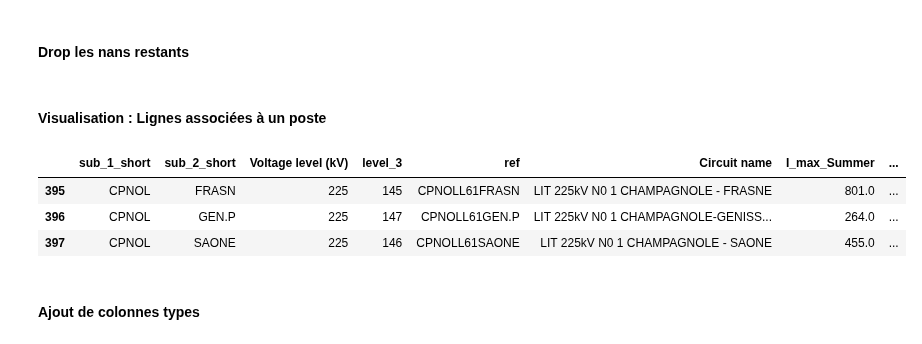
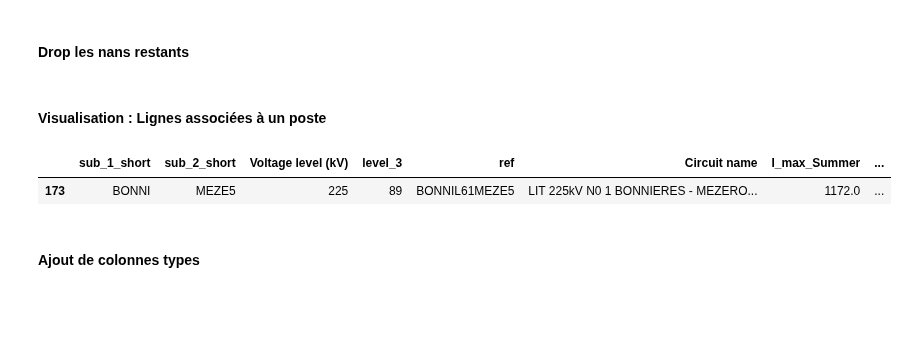
Before and after one commit to MattEclipse/congestion, a Jupyter notebook: notebooks/donnee_reseau.ipynb, the cells around one changed output. Saved outputs shown, nothing was run; the diff lists cells and outputs as text; code cells hidden in the pictures; blank space fills up the shorter version.

```diff
--- a/notebooks/donnee_reseau.ipynb
+++ b/notebooks/donnee_reseau.ipynb
@@ -79,13 +79,11 @@ df_ligne_RT_2019.dropna(inplace=True)
 # %% [markdown]
 #### Visualisation : Lignes associées à un poste
 # %%
-df_poste_spe = get_row_with_str(df_ligne_RT_2019, 'CHAMPAGNOLE')
+df_poste_spe = get_row_with_str(df_ligne_RT_2019, 'BONNIERES')
 df_poste_spe.head(20)
 # %% [output]
 |  | sub_1_short | sub_2_short | Voltage level (kV) | level_3 | ref | Circuit name | I_max_Summer | ... |
-| 395 | CPNOL | FRASN | 225 | 145 | CPNOLL61FRASN | LIT 225kV N0 1 CHAMPAGNOLE - FRASNE | 801.0 | ... |
-| 396 | CPNOL | GEN.P | 225 | 147 | CPNOLL61GEN.P | LIT 225kV N0 1 CHAMPAGNOLE-GENISS... | 264.0 | ... |
-| 397 | CPNOL | SAONE | 225 | 146 | CPNOLL61SAONE | LIT 225kV N0 1 CHAMPAGNOLE - SAONE | 455.0 | ... |
+| 173 | BONNI | MEZE5 | 225 | 89 | BONNIL61MEZE5 | LIT 225kV N0 1 BONNIERES - MEZERO... | 1172.0 | ... |
 # %% [markdown]
 #### Ajout de colonnes types
 # %%
```
Also changed, not shown: parts of 3 cells of this notebook, 1 other file.
